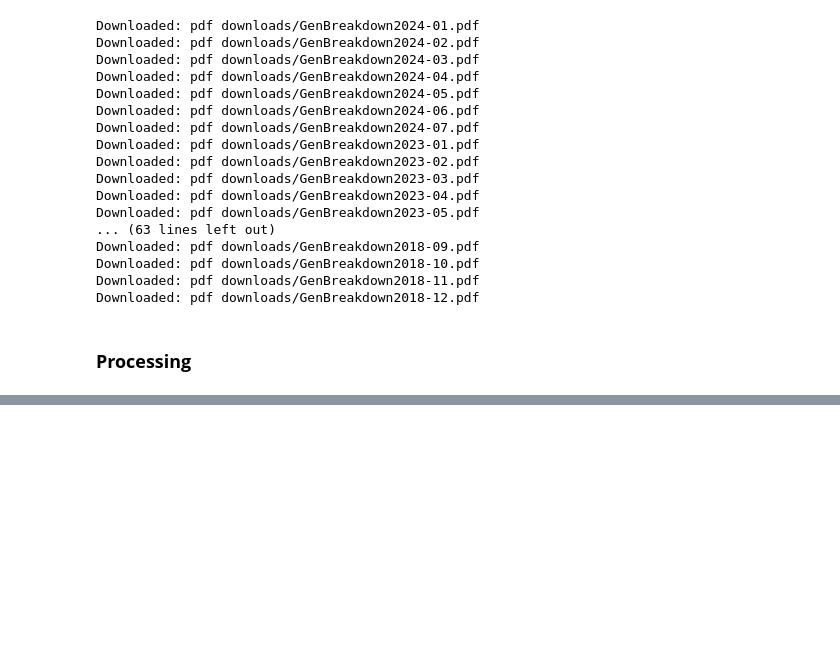
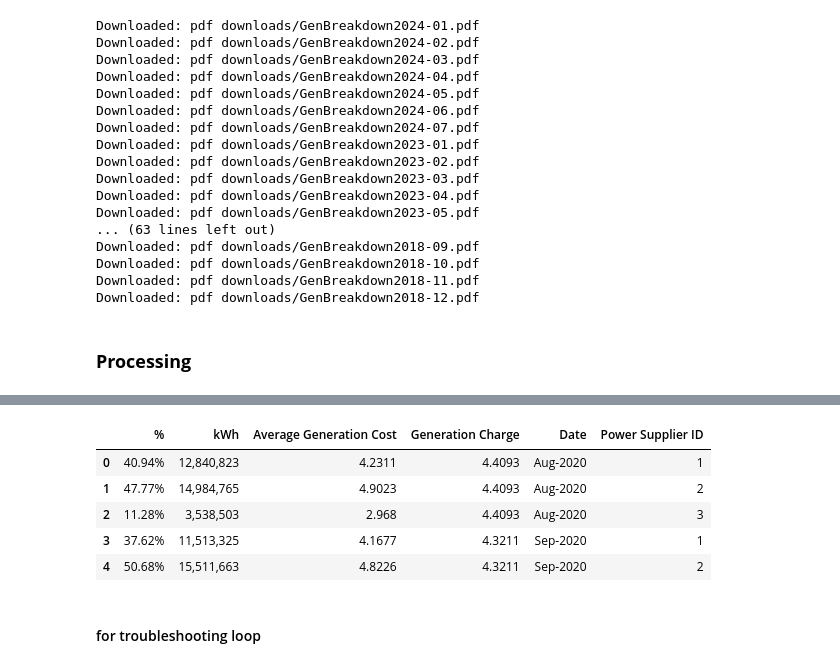
Before and after one commit to andreasenson/Scrape-DU-Generation-Charge, a Jupyter notebook: TARELCO II/scrape_TARELCO_II.ipynb, the cells around one changed output, grey strips where cells are left out. Cells and saved outputs as stored; diff of their text form; code cells hidden in the pictures; blank space fills up the shorter version.

```diff
--- a/TARELCO II/scrape_TARELCO_II.ipynb
+++ b/TARELCO II/scrape_TARELCO_II.ipynb
@@ -120,0 +202,4 @@ Downloaded: pdf downloads/GenBreakdown2018-12.pdf
+# %%
+unique_suppliers = big_df['Power Supplier'].unique()
+
+unique_suppliers
@@ -120,0 +211,8 @@ Downloaded: pdf downloads/GenBreakdown2018-12.pdf
+# %%
+# Create a mapping of power suppliers to unique IDs
+supplier_id_map = {supplier: id+1 for id, supplier in enumerate(unique_suppliers)}
+
+# Create a new DataFrame from the mapping
+supplier_df = pd.DataFrame(list(supplier_id_map.items()), columns=['Power Supplier', 'Power Supplier ID'])
+
+supplier_df
@@ -120,0 +229,21 @@ Downloaded: pdf downloads/GenBreakdown2018-12.pdf
+# %%
+# Create a mapping from Power Suppliers to Supplier IDs
+supplier_mapping = dict(zip(supplier_df['Power Supplier'], supplier_df['Power Supplier ID']))
+
+# Replace names with IDs in big_df
+big_df['Power Supplier ID'] = big_df['Power Supplier'].map(supplier_mapping)
+
+# Ensure IDs are not converted to floats
+#big_df['Power Supplier ID'] = big_df['Power Supplier ID'].astype(int)
+
+# Drop the old Power Suppliers column
+big_df = big_df.drop(columns=['Power Supplier'])
+
+big_df.head()
+# %% [output]
+|  | % | kWh | Average Generation Cost | Generation Charge | Date | Power Supplier ID |
+| 0 | 40.94% | 12,840,823 | 4.2311 | 4.4093 | Aug-2020 | 1 |
+| 1 | 47.77% | 14,984,765 | 4.9023 | 4.4093 | Aug-2020 | 2 |
+| 2 | 11.28% | 3,538,503 | 2.968 | 4.4093 | Aug-2020 | 3 |
+| 3 | 37.62% | 11,513,325 | 4.1677 | 4.3211 | Sep-2020 | 1 |
+| 4 | 50.68% | 15,511,663 | 4.8226 | 4.3211 | Sep-2020 | 2 |
@@ -121,3 +254,5 @@ Downloaded: pdf downloads/GenBreakdown2018-12.pdf
+# %% [markdown]
+#### for troubleshooting loop
 # %%
 df = tabula.read_pdf("pdf downloads/GenBreakdown2024-01.pdf", lattice=True, pages=1)[0]
 # %%
```
Also changed, not shown: parts of 9 cells of this notebook, 3 other files.
